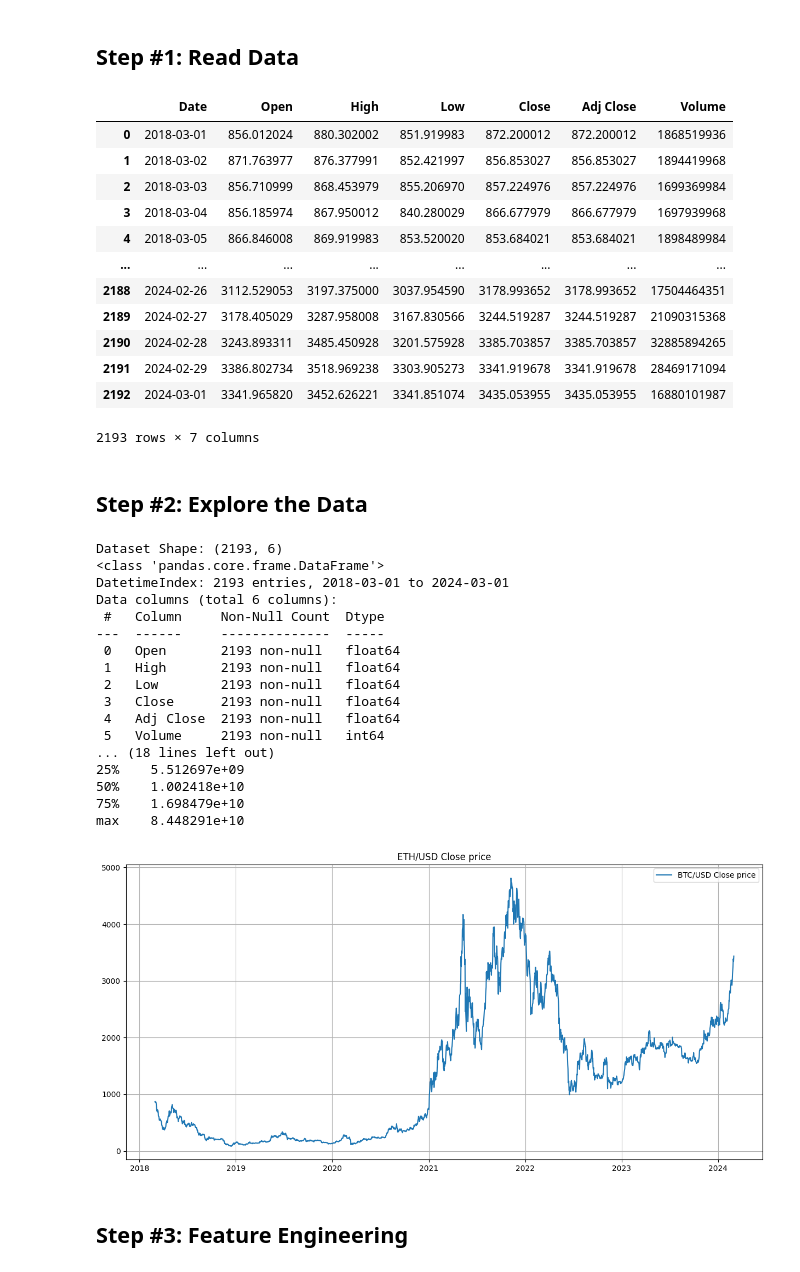
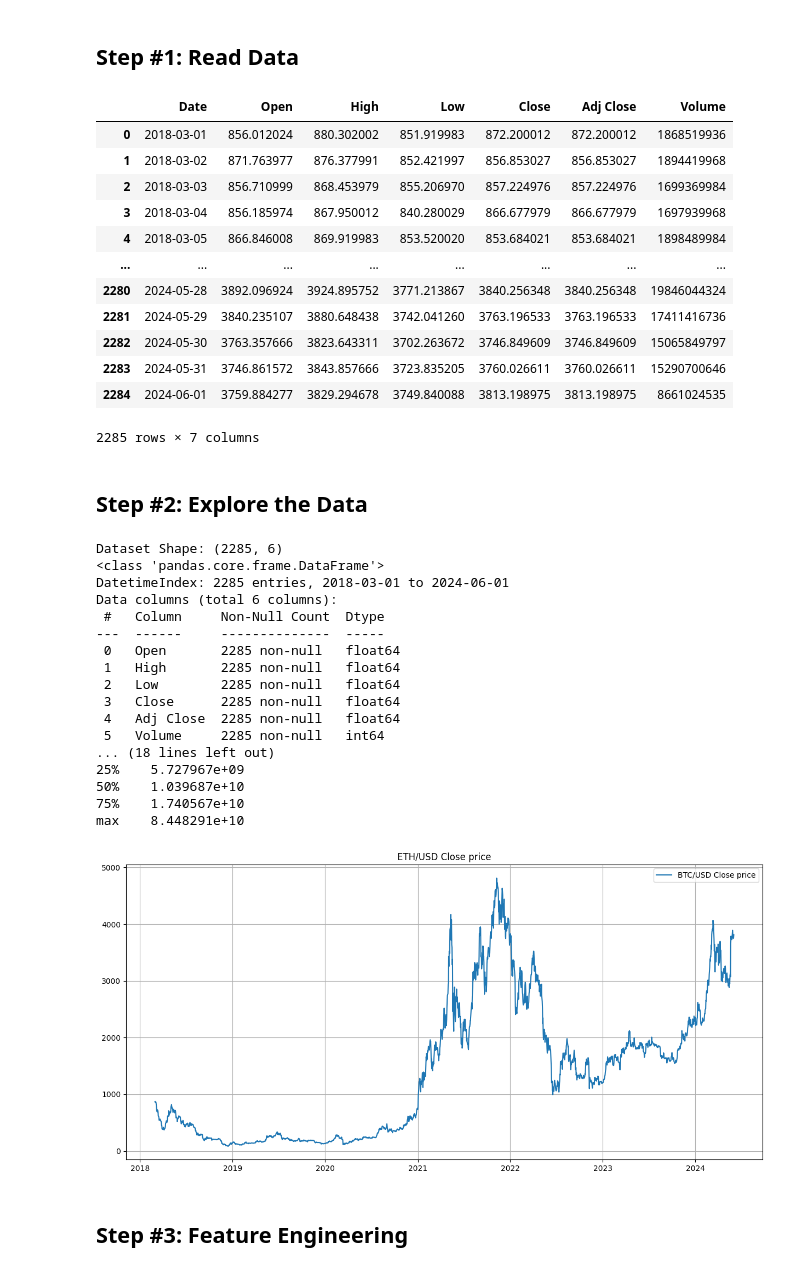
Before and after one commit to lequokhanh/IS403_O22_HTCL_07, a Jupyter notebook: Models/ARIMAX/ETH/ARIMAX-90-10.ipynb, the cells around one changed output. Cells and saved outputs as stored; diff of their text form; code cells hidden in the pictures.

```diff
--- a/Models/ARIMAX/ETH/ARIMAX-90-10.ipynb
+++ b/Models/ARIMAX/ETH/ARIMAX-90-10.ipynb
@@ -25,22 +25,22 @@ warnings.filterwarnings('ignore')
 ## Step #1: Read Data
 # %%
 # Read data
-df = pd.read_csv('../../../Project/.dataset/ETH-USD-3.2018-3.2024.csv', parse_dates=['Date'])
+df = pd.read_csv('../../../Dataset/ETH-USD.csv', parse_dates=['Date'])
 df
 # %% [output]
 |  | Date | Open | High | Low | Close | Adj Close | Volume |
 | 0 | 2018-03-01 | 856.012024 | 880.302002 | 851.919983 | 872.200012 | 872.200012 | 1868519936 |
 | 1 | 2018-03-02 | 871.763977 | 876.377991 | 852.421997 | 856.853027 | 856.853027 | 1894419968 |
 | 2 | 2018-03-03 | 856.710999 | 868.453979 | 855.206970 | 857.224976 | 857.224976 | 1699369984 |
 | 3 | 2018-03-04 | 856.185974 | 867.950012 | 840.280029 | 866.677979 | 866.677979 | 1697939968 |
 | 4 | 2018-03-05 | 866.846008 | 869.919983 | 853.520020 | 853.684021 | 853.684021 | 1898489984 |
 | ... | ... | ... | ... | ... | ... | ... | ... |
-| 2188 | 2024-02-26 | 3112.529053 | 3197.375000 | 3037.954590 | 3178.993652 | 3178.993652 | 17504464351 |
-| 2189 | 2024-02-27 | 3178.405029 | 3287.958008 | 3167.830566 | 3244.519287 | 3244.519287 | 21090315368 |
-| 2190 | 2024-02-28 | 3243.893311 | 3485.450928 | 3201.575928 | 3385.703857 | 3385.703857 | 32885894265 |
-| 2191 | 2024-02-29 | 3386.802734 | 3518.969238 | 3303.905273 | 3341.919678 | 3341.919678 | 28469171094 |
-| 2192 | 2024-03-01 | 3341.965820 | 3452.626221 | 3341.851074 | 3435.053955 | 3435.053955 | 16880101987 |
+| 2280 | 2024-05-28 | 3892.096924 | 3924.895752 | 3771.213867 | 3840.256348 | 3840.256348 | 19846044324 |
+| 2281 | 2024-05-29 | 3840.235107 | 3880.648438 | 3742.041260 | 3763.196533 | 3763.196533 | 17411416736 |
+| 2282 | 2024-05-30 | 3763.357666 | 3823.643311 | 3702.263672 | 3746.849609 | 3746.849609 | 15065849797 |
+| 2283 | 2024-05-31 | 3746.861572 | 3843.857666 | 3723.835205 | 3760.026611 | 3760.026611 | 15290700646 |
+| 2284 | 2024-06-01 | 3759.884277 | 3829.294678 | 3749.840088 | 3813.198975 | 3813.198975 | 8661024535 |
-2193 rows × 7 columns
+2285 rows × 7 columns
 # %% [markdown]
 ## Step #2: Explore the Data
 # %%
@@ -50,22 +50,22 @@ print(f"Dataset Shape: {df.shape}")
 print(f"Dataset Info: {df.info()}")
 print(f"Dataset Describe: {df.describe()}")
 # %% [output]
-Dataset Shape: (2193, 6)
+Dataset Shape: (2285, 6)
 <class 'pandas.core.frame.DataFrame'>
-DatetimeIndex: 2193 entries, 2018-03-01 to 2024-03-01
+DatetimeIndex: 2285 entries, 2018-03-01 to 2024-06-01
 Data columns (total 6 columns):
  #   Column     Non-Null Count  Dtype
 ---  ------     --------------  -----
- 0   Open       2193 non-null   float64
- 1   High       2193 non-null   float64
- 2   Low        2193 non-null   float64
- 3   Close      2193 non-null   float64
- 4   Adj Close  2193 non-null   float64
- 5   Volume     2193 non-null   int64
+ 0   Open       2285 non-null   float64
+ 1   High       2285 non-null   float64
+ 2   Low        2285 non-null   float64
+ 3   Close      2285 non-null   float64
+ 4   Adj Close  2285 non-null   float64
+ 5   Volume     2285 non-null   int64
 ... (18 lines left out)
-25%    5.512697e+09
-50%    1.002418e+10
-75%    1.698479e+10
+25%    5.727967e+09
+50%    1.039687e+10
+75%    1.740567e+10
 max    8.448291e+10
 # %%
 # Plotting data
@@ -76,7 +76,7 @@ plt.grid()
 plt.legend()
 plt.show()
 # %% [output]
-[figure, old version]
+[figure, new version]
 # %% [markdown]
 ## Step #3: Feature Engineering
 # %%
```
Also changed, not shown: parts of 13 cells of this notebook, 29 other files.
